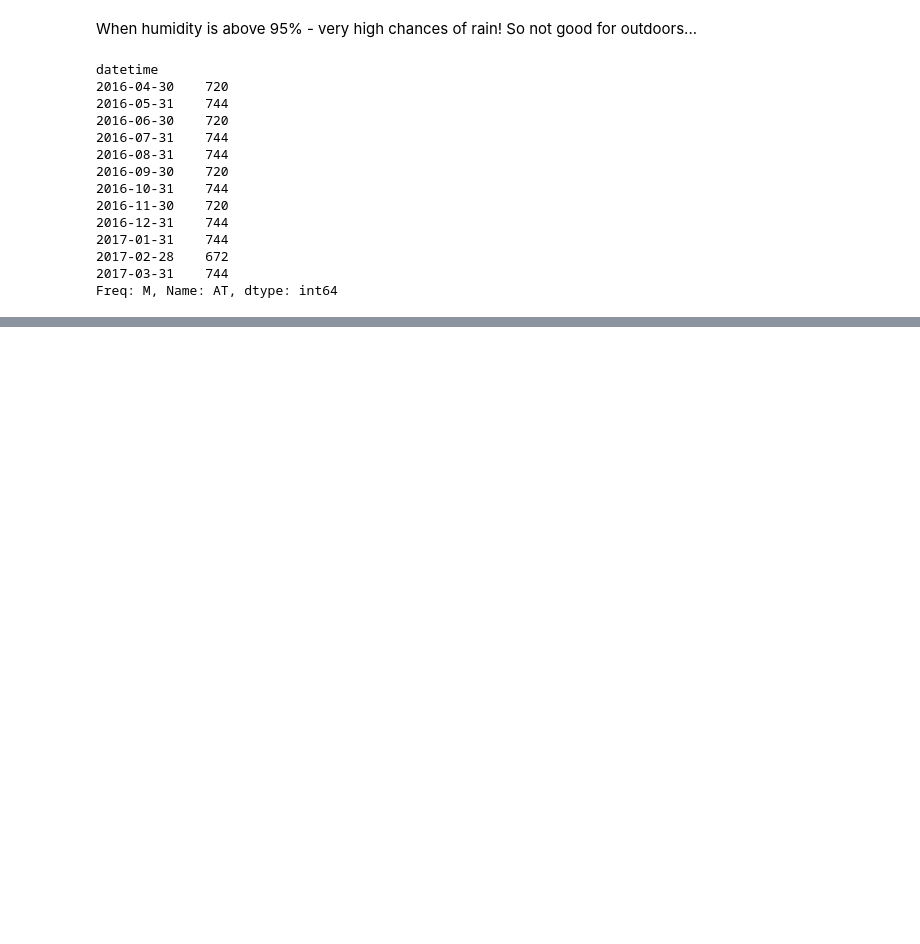
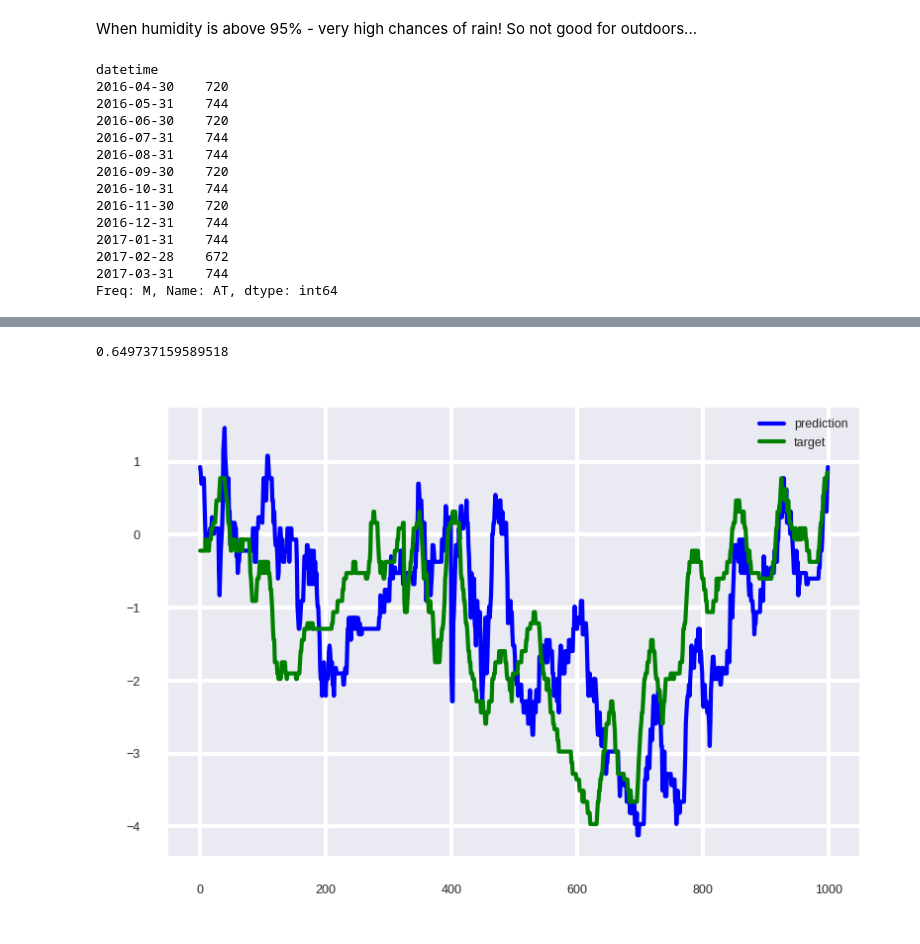
Before and after one commit to den-run-ai/deepweather, a Jupyter notebook: deep_weather.ipynb, the cells around one changed output, grey strips where cells are left out. Cells and saved outputs as stored; diff of their text form; code cells hidden in the pictures; blank space fills up the shorter version.

```diff
--- a/deep_weather.ipynb
+++ b/deep_weather.ipynb
@@ -289,0 +344,25 @@ We preprocess the data by subtracting the mean of each timeseries and dividing b
+# %%
+def generator(data, lookback, delay, min_index, max_index,
+              shuffle=False, batch_size=128, step=6):
+    if max_index is None:
+        max_index = len(data) - delay - 1
+    i = min_index + lookback
+    while True:
+        if shuffle:
+            rows = np.random.randint(
+                min_index + lookback, max_index, size=batch_size)
+        else:
+            if i + batch_size >= max_index:
+                i = min_index + lookback
+            rows = np.arange(i, min(i + batch_size, max_index))
+            i += len(rows)
+
+        samples = np.zeros((len(rows),
+                           lookback // step,
+                           data.shape[-1]))
+        targets = np.zeros((len(rows),))
+        for j, row in enumerate(rows):
+            indices = range(rows[j] - lookback, rows[j], step)
+            samples[j] = data[indices]
+            targets[j] = data[rows[j] + delay][1]
+        yield samples, targets
@@ -289,0 +416,20 @@ We preprocess the data by subtracting the mean of each timeseries and dividing b
+# %%
+batch_maes = []
+predsi = []
+targetsi = []
+for step in range(val_steps):
+    samples, targets = next(val_gen)
+    preds = samples[:, -1, 1]
+    predslast = samples[:, -2, 1]
+    preds = preds + preds - predslast
+    mae = np.mean(np.abs(preds - targets))
+    batch_maes.append(mae)
+    predsi.extend(preds)
+    targetsi.extend(targets)
+print(np.mean(batch_maes))
+plt.plot(predsi[:1000], 'b', linewidth=1, label='prediction');
+plt.plot(targetsi[:1000], 'g', linewidth=1, label='target');
+plt.legend();
+# %% [output]
+0.649737159589518
+[figure, added]
```
Also changed, not shown: parts of 26 cells of this notebook.
